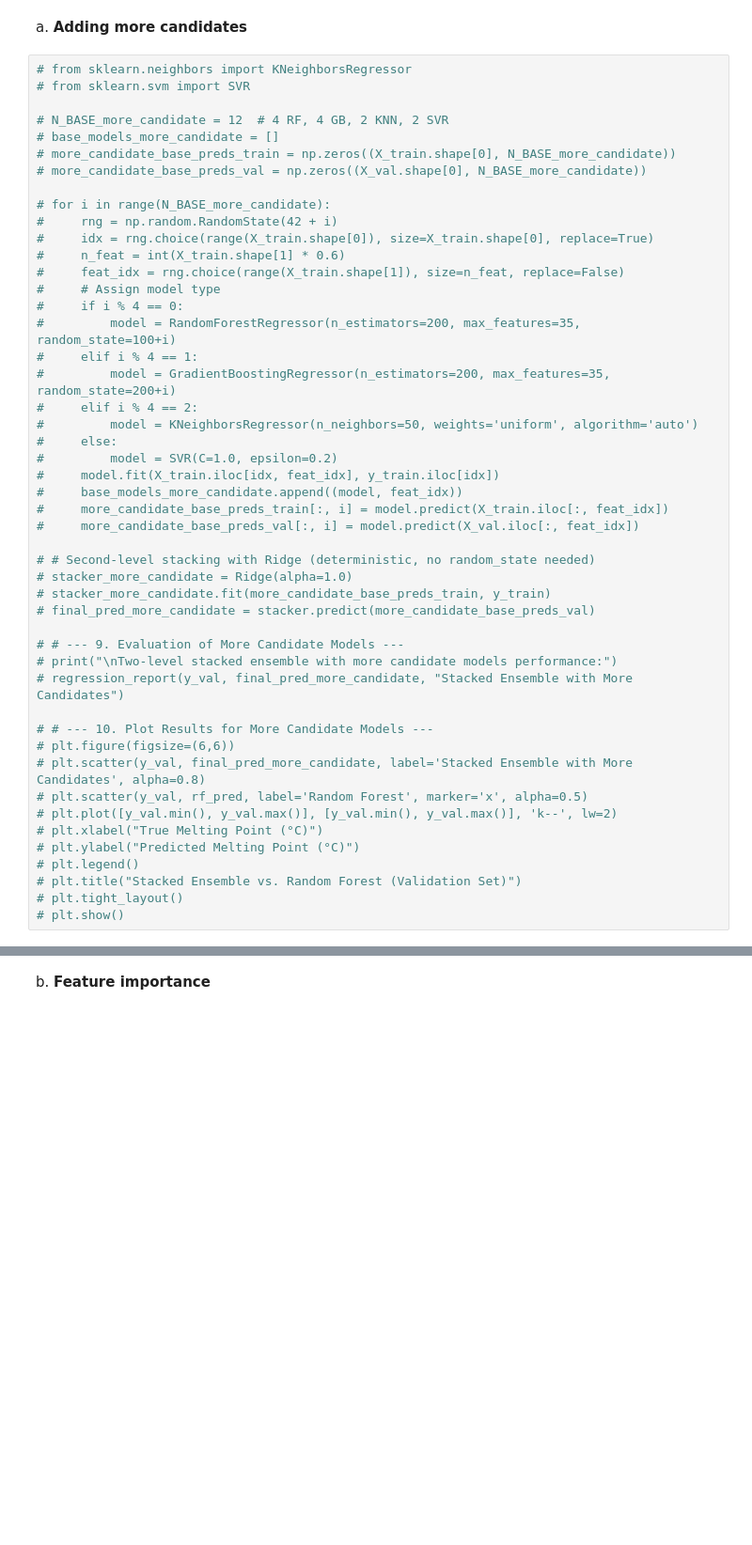
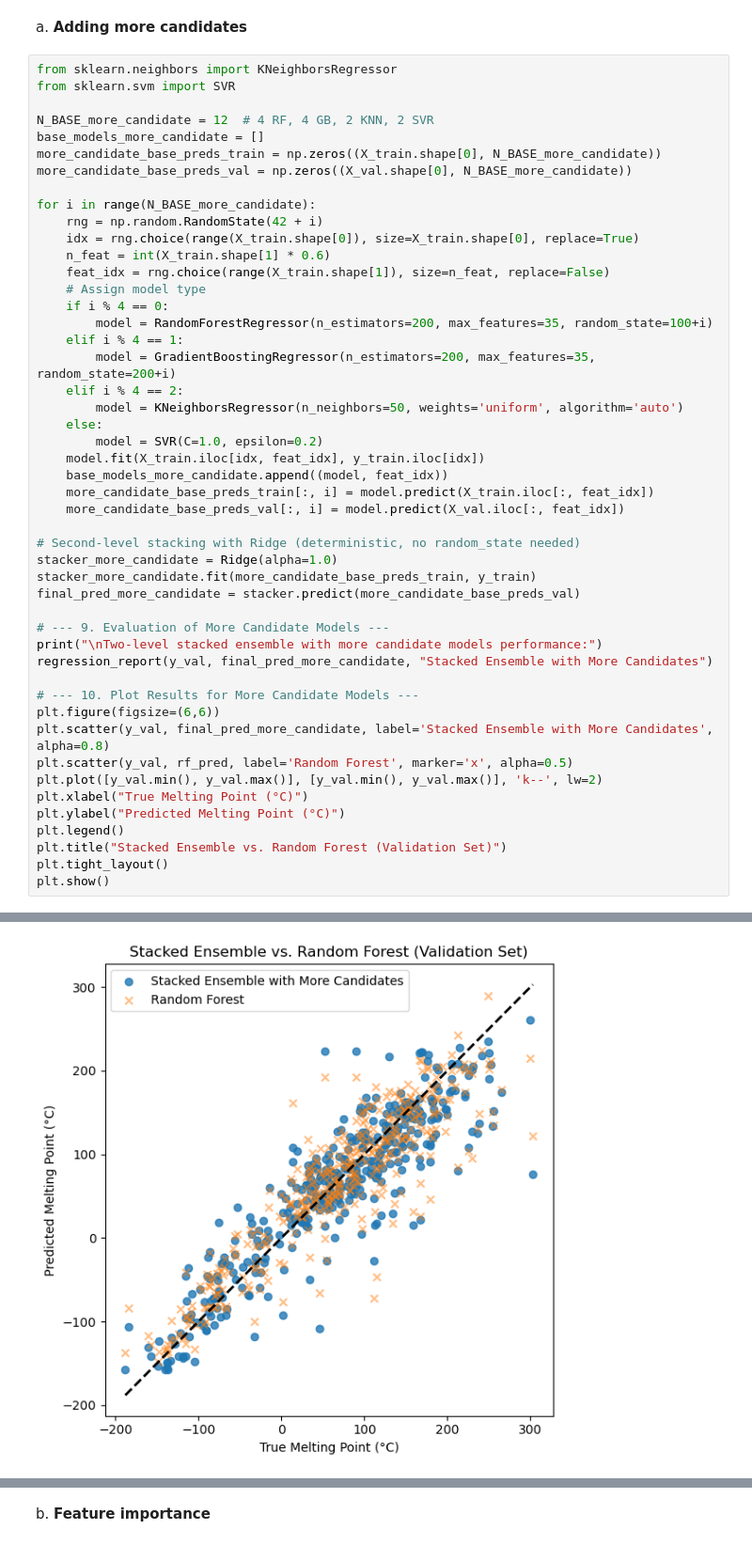
Before and after one commit to submerged-in-matrix/MeltingPoints_Inorganics, a Jupyter notebook: P_4_MP_Pred_2_Lvl_Ensemble.ipynb, the cells around one changed output, grey strips where cells are left out. Shown at 94% size. Cells and saved outputs as stored; diff of their text form; blank space fills up the shorter version.

```diff
--- a/P_4_MP_Pred_2_Lvl_Ensemble.ipynb
+++ b/P_4_MP_Pred_2_Lvl_Ensemble.ipynb
@@ -341,50 +342,51 @@ Melting point statistics: mean = 62.85 °C, std = 96.01 °C, var = 9217.43, min
 # %% [markdown]
 a. **Adding more candidates**
 # %%
-# from sklearn.neighbors import KNeighborsRegressor
-# from sklearn.svm import SVR
+from sklearn.neighbors import KNeighborsRegressor
+from sklearn.svm import SVR
 
-# N_BASE_more_candidate = 12  # 4 RF, 4 GB, 2 KNN, 2 SVR
-# base_models_more_candidate = []
-# more_candidate_base_preds_train = np.zeros((X_train.shape[0], N_BASE_more_candidate))
-# more_candidate_base_preds_val = np.zeros((X_val.shape[0], N_BASE_more_candidate))
+N_BASE_more_candidate = 12  # 4 RF, 4 GB, 2 KNN, 2 SVR
+base_models_more_candidate = []
+more_candidate_base_preds_train = np.zeros((X_train.shape[0], N_BASE_more_candidate))
+more_candidate_base_preds_val = np.zeros((X_val.shape[0], N_BASE_more_candidate))
 
-# for i in range(N_BASE_more_candidate):
-#     rng = np.random.RandomState(42 + i)
-#     idx = rng.choice(range(X_train.shape[0]), size=X_train.shape[0], replace=True)
-#     n_feat = int(X_train.shape[1] * 0.6)
-#     feat_idx = rng.choice(range(X_train.shape[1]), size=n_feat, replace=False)
-#     # Assign model type
-#     if i % 4 == 0:
-#         model = RandomForestRegressor(n_estimators=200, max_features=35, random_state=100+i)
-#     elif i % 4 == 1:
-#         model = GradientBoostingRegressor(n_estimators=200, max_features=35, random_state=200+i)
-#     elif i % 4 == 2:
-#         model = KNeighborsRegressor(n_neighbors=50, weights='uniform', algorithm='auto')
-#     else:
-#         model = SVR(C=1.0, epsilon=0.2)
-#     model.fit(X_train.iloc[idx, feat_idx], y_train.iloc[idx])
-#     base_models_more_candidate.append((model, feat_idx))
-#     more_candidate_base_preds_train[:, i] = model.predict(X_train.iloc[:, feat_idx])
-#     more_candidate_base_preds_val[:, i] = model.predict(X_val.iloc[:, feat_idx])
+for i in range(N_BASE_more_candidate):
+    rng = np.random.RandomState(42 + i)
+    idx = rng.choice(range(X_train.shape[0]), size=X_train.shape[0], replace=True)
+    n_feat = int(X_train.shape[1] * 0.6)
+    feat_idx = rng.choice(range(X_train.shape[1]), size=n_feat, replace=False)
+    # Assign model type
+    if i % 4 == 0:
+        model = RandomForestRegressor(n_estimators=200, max_features=35, random_state=100+i)
+    elif i % 4 == 1:
+        model = GradientBoostingRegressor(n_estimators=200, max_features=35, random_state=200+i)
+    elif i % 4 == 2:
+        model = KNeighborsRegressor(n_neighbors=50, weights='uniform', algorithm='auto')
+    else:
+        model = SVR(C=1.0, epsilon=0.2)
+    model.fit(X_train.iloc[idx, feat_idx], y_train.iloc[idx])
+    base_models_more_candidate.append((model, feat_idx))
+    more_candidate_base_preds_train[:, i] = model.predict(X_train.iloc[:, feat_idx])
+    more_candidate_base_preds_val[:, i] = model.predict(X_val.iloc[:, feat_idx])
 
-# # Second-level stacking with Ridge (deterministic, no random_state needed)
-# stacker_more_candidate = Ridge(alpha=1.0)
-# stacker_more_candidate.fit(more_candidate_base_preds_train, y_train)
-# final_pred_more_candidate = stacker.predict(more_candidate_base_preds_val)
+# Second-level stacking with Ridge (deterministic, no random_state needed)
+stacker_more_candidate = Ridge(alpha=1.0)
+stacker_more_candidate.fit(more_candidate_base_preds_train, y_train)
+final_pred_more_candidate = stacker.predict(more_candidate_base_preds_val)
 
-# # --- 9. Evaluation of More Candidate Models ---
-# print("\nTwo-level stacked ensemble with more candidate models performance:")
-# regression_report(y_val, final_pred_more_candidate, "Stacked Ensemble with More Candidates")
+# --- 9. Evaluation of More Candidate Models ---
+print("\nTwo-level stacked ensemble with more candidate models performance:")
+regression_report(y_val, final_pred_more_candidate, "Stacked Ensemble with More Candidates")
 
-# # --- 10. Plot Results for More Candidate Models ---
-# plt.figure(figsize=(6,6))
-# plt.scatter(y_val, final_pred_more_candidate, label='Stacked Ensemble with More Candidates', alpha=0.8)
-# plt.scatter(y_val, rf_pred, label='Random Forest', marker='x', alpha=0.5)
-# plt.plot([y_val.min(), y_val.max()], [y_val.min(), y_val.max()], 'k--', lw=2)
-# plt.xlabel("True Melting Point (°C)")
-# plt.ylabel("Predicted Melting Point (°C)")
-# plt.legend()
-# plt.title("Stacked Ensemble vs. Random Forest (Validation Set)")
-# plt.tight_layout()
-# plt.show()
+# --- 10. Plot Results for More Candidate Models ---
+plt.figure(figsize=(6,6))
+plt.scatter(y_val, final_pred_more_candidate, label='Stacked Ensemble with More Candidates', alpha=0.8)
+plt.scatter(y_val, rf_pred, label='Random Forest', marker='x', alpha=0.5)
+plt.plot([y_val.min(), y_val.max()], [y_val.min(), y_val.max()], 'k--', lw=2)
+plt.xlabel("True Melting Point (°C)")
+plt.ylabel("Predicted Melting Point (°C)")
+plt.legend()
+plt.title("Stacked Ensemble vs. Random Forest (Validation Set)")
+plt.tight_layout()
+plt.show()
+# %% [output]
@@ -391 +396,2 @@ a. **Adding more candidates**
+[figure, added]
 # %%
```
Also changed, not shown: parts of 8 cells of this notebook, 6 other files.
